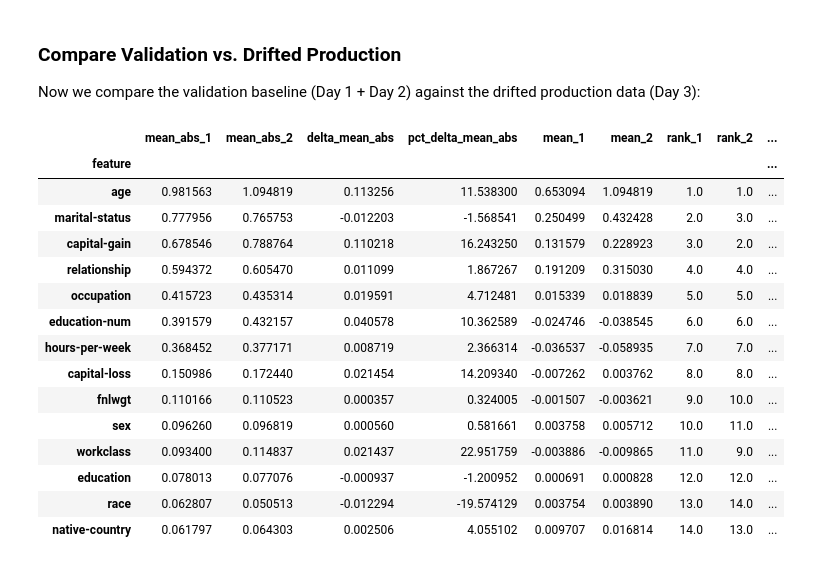
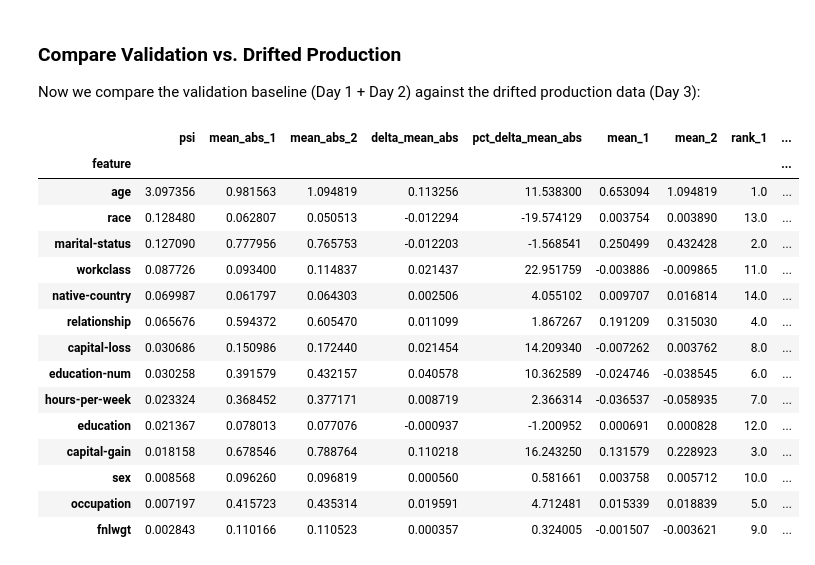
Before and after one commit to ab93/shap-monitor, a Jupyter notebook: examples/lightgbm_example.ipynb, the cells around one changed output. Drawn from its saved outputs; the diff is of its cells as text; code cells hidden in the pictures.

```diff
--- a/examples/lightgbm_example.ipynb
+++ b/examples/lightgbm_example.ipynb
@@ -339,31 +361,29 @@ INFO:shapmonitor.monitor:Logged SHAP explanations for batch_id: 5df4500b-46b8-4a
 ### Compare Validation vs. Drifted Production
 
 Now we compare the validation baseline (Day 1 + Day 2) against the drifted production data (Day 3):
-# %%
-# Compare Day 1 and Day 2 vs Day 3 (drifted production)
-analyzer.compare_time_periods(
-    start_1=datetime(2026, 1, 1),
-    end_1=datetime(2026, 1, 3),
-    start_2=datetime(2026, 1, 3),
-    end_2=datetime(2026, 1, 4),
-)
-# %% [output]
-|  | mean_abs_1 | mean_abs_2 | delta_mean_abs | pct_delta_mean_abs | mean_1 | mean_2 | rank_1 | rank_2 | ... |
-| feature |  |  |  |  |  |  |  |  | ... |
-| age | 0.981563 | 1.094819 | 0.113256 | 11.538300 | 0.653094 | 1.094819 | 1.0 | 1.0 | ... |
-| marital-status | 0.777956 | 0.765753 | -0.012203 | -1.568541 | 0.250499 | 0.432428 | 2.0 | 3.0 | ... |
-| capital-gain | 0.678546 | 0.788764 | 0.110218 | 16.243250 | 0.131579 | 0.228923 | 3.0 | 2.0 | ... |
-| relationship | 0.594372 | 0.605470 | 0.011099 | 1.867267 | 0.191209 | 0.315030 | 4.0 | 4.0 | ... |
-| occupation | 0.415723 | 0.435314 | 0.019591 | 4.712481 | 0.015339 | 0.018839 | 5.0 | 5.0 | ... |
-| education-num | 0.391579 | 0.432157 | 0.040578 | 10.362589 | -0.024746 | -0.038545 | 6.0 | 6.0 | ... |
-| hours-per-week | 0.368452 | 0.377171 | 0.008719 | 2.366314 | -0.036537 | -0.058935 | 7.0 | 7.0 | ... |
-| capital-loss | 0.150986 | 0.172440 | 0.021454 | 14.209340 | -0.007262 | 0.003762 | 8.0 | 8.0 | ... |
-| fnlwgt | 0.110166 | 0.110523 | 0.000357 | 0.324005 | -0.001507 | -0.003621 | 9.0 | 10.0 | ... |
-| sex | 0.096260 | 0.096819 | 0.000560 | 0.581661 | 0.003758 | 0.005712 | 10.0 | 11.0 | ... |
-| workclass | 0.093400 | 0.114837 | 0.021437 | 22.951759 | -0.003886 | -0.009865 | 11.0 | 9.0 | ... |
-| education | 0.078013 | 0.077076 | -0.000937 | -1.200952 | 0.000691 | 0.000828 | 12.0 | 12.0 | ... |
-| race | 0.062807 | 0.050513 | -0.012294 | -19.574129 | 0.003754 | 0.003890 | 13.0 | 14.0 | ... |
-| native-country | 0.061797 | 0.064303 | 0.002506 | 4.055102 | 0.009707 | 0.016814 | 14.0 | 13.0 | ... |
+# %%
+# Compare Day 1 and Day 2 vs Day 3 (drifted production)
+analyzer.compare_time_periods(
+    period_ref=(datetime(2026, 1, 1), datetime(2026, 1, 3)),
+    period_curr=(datetime(2026, 1, 3), datetime(2026, 1, 4)),
+)
+# %% [output]
+|  | psi | mean_abs_1 | mean_abs_2 | delta_mean_abs | pct_delta_mean_abs | mean_1 | mean_2 | rank_1 | ... |
+| feature |  |  |  |  |  |  |  |  | ... |
+| age | 3.097356 | 0.981563 | 1.094819 | 0.113256 | 11.538300 | 0.653094 | 1.094819 | 1.0 | ... |
+| race | 0.128480 | 0.062807 | 0.050513 | -0.012294 | -19.574129 | 0.003754 | 0.003890 | 13.0 | ... |
+| marital-status | 0.127090 | 0.777956 | 0.765753 | -0.012203 | -1.568541 | 0.250499 | 0.432428 | 2.0 | ... |
+| workclass | 0.087726 | 0.093400 | 0.114837 | 0.021437 | 22.951759 | -0.003886 | -0.009865 | 11.0 | ... |
+| native-country | 0.069987 | 0.061797 | 0.064303 | 0.002506 | 4.055102 | 0.009707 | 0.016814 | 14.0 | ... |
+| relationship | 0.065676 | 0.594372 | 0.605470 | 0.011099 | 1.867267 | 0.191209 | 0.315030 | 4.0 | ... |
+| capital-loss | 0.030686 | 0.150986 | 0.172440 | 0.021454 | 14.209340 | -0.007262 | 0.003762 | 8.0 | ... |
+| education-num | 0.030258 | 0.391579 | 0.432157 | 0.040578 | 10.362589 | -0.024746 | -0.038545 | 6.0 | ... |
+| hours-per-week | 0.023324 | 0.368452 | 0.377171 | 0.008719 | 2.366314 | -0.036537 | -0.058935 | 7.0 | ... |
+| education | 0.021367 | 0.078013 | 0.077076 | -0.000937 | -1.200952 | 0.000691 | 0.000828 | 12.0 | ... |
+| capital-gain | 0.018158 | 0.678546 | 0.788764 | 0.110218 | 16.243250 | 0.131579 | 0.228923 | 3.0 | ... |
+| sex | 0.008568 | 0.096260 | 0.096819 | 0.000560 | 0.581661 | 0.003758 | 0.005712 | 10.0 | ... |
+| occupation | 0.007197 | 0.415723 | 0.435314 | 0.019591 | 4.712481 | 0.015339 | 0.018839 | 5.0 | ... |
+| fnlwgt | 0.002843 | 0.110166 | 0.110523 | 0.000357 | 0.324005 | -0.001507 | -0.003621 | 9.0 | ... |
 # %% [markdown]
 # Interpreting the Comparison Signals
 
```
Also changed, not shown: parts of 14 cells of this notebook, 8 other files.
